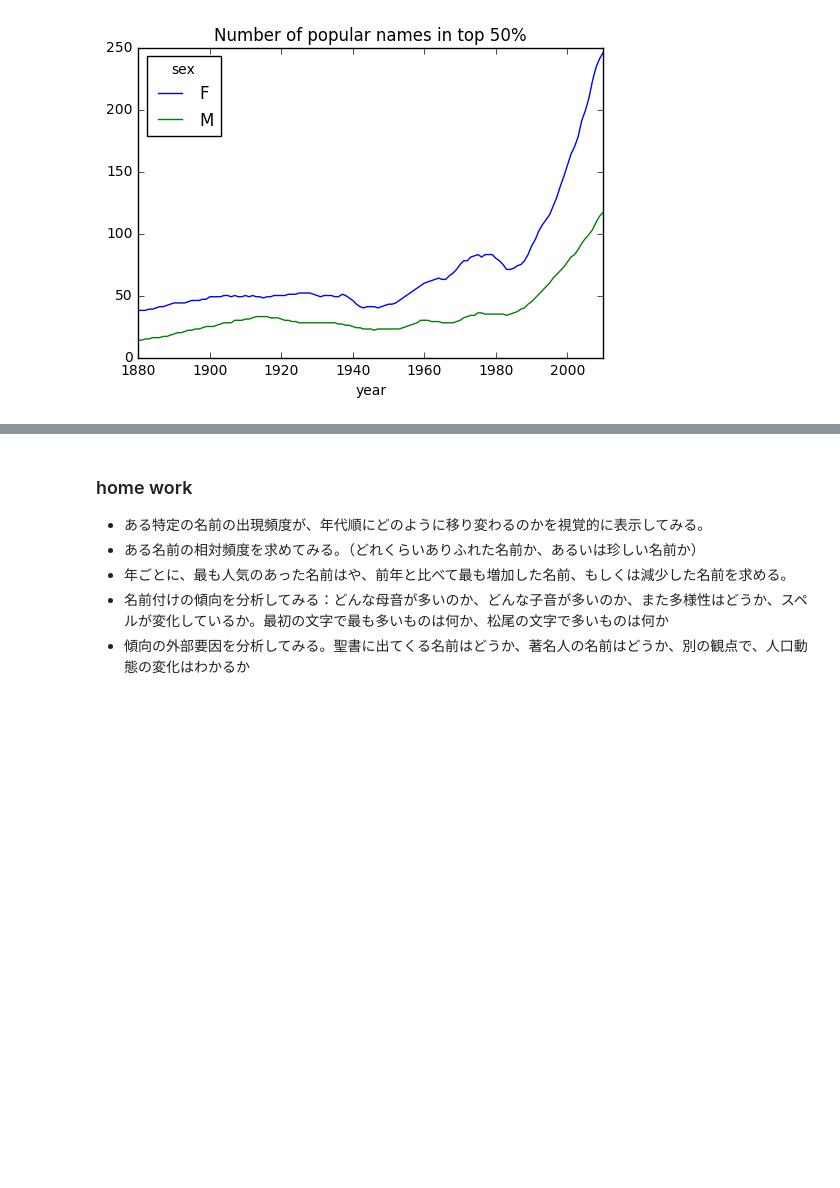
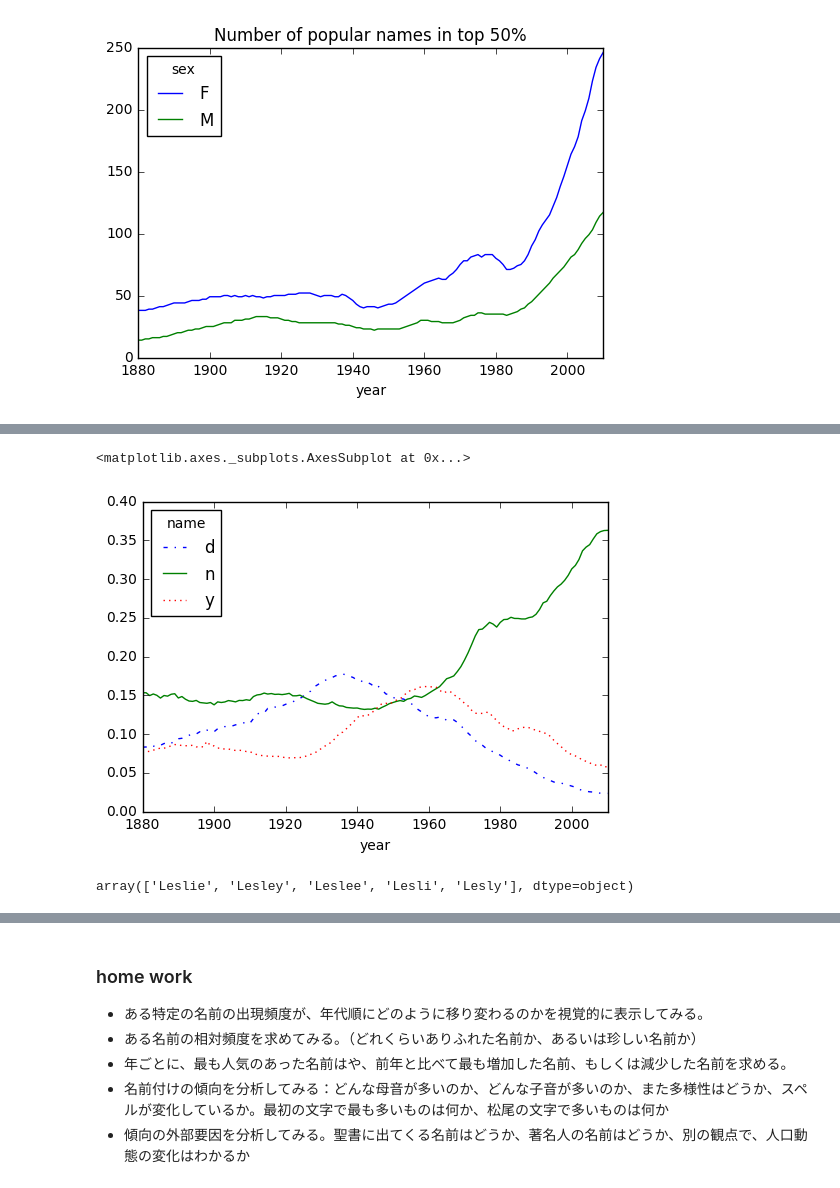
Before and after one commit to kyohei-koga/python_data_analyze_practice, a Jupyter notebook: 03name_list_of_american_baby/practice.ipynb, the cells around one changed output, grey strips where cells are left out. Saved outputs shown, nothing was run; the diff lists cells and outputs as text; code cells hidden in the pictures; blank space fills up the shorter version.

```diff
--- a/03name_list_of_american_baby/practice.ipynb
+++ b/03name_list_of_american_baby/practice.ipynb
@@ -191,0 +233,4 @@ diversity.plot(title='Number of popular names in top 50%')
+# %%
+letter_prop = table / table.sum().astype(float)
+dny_ts = letter_prop.ix[['d','n','y'],'M'].T
+dny_ts.head()
@@ -191,0 +245,5 @@ diversity.plot(title='Number of popular names in top 50%')
+# %%
+dny_ts.plot(style={'d':'-.','n':'-','y':':'})
+# %% [output]
+<matplotlib.axes._subplots.AxesSubplot at 0x...>
+[figure, added]
@@ -191,0 +257,4 @@ diversity.plot(title='Number of popular names in top 50%')
+# %%
+lesley_like
+# %% [output]
+array(['Leslie', 'Lesley', 'Leslee', 'Lesli', 'Lesly'], dtype=object)
```
Also changed, not shown: parts of 18 cells of this notebook.
